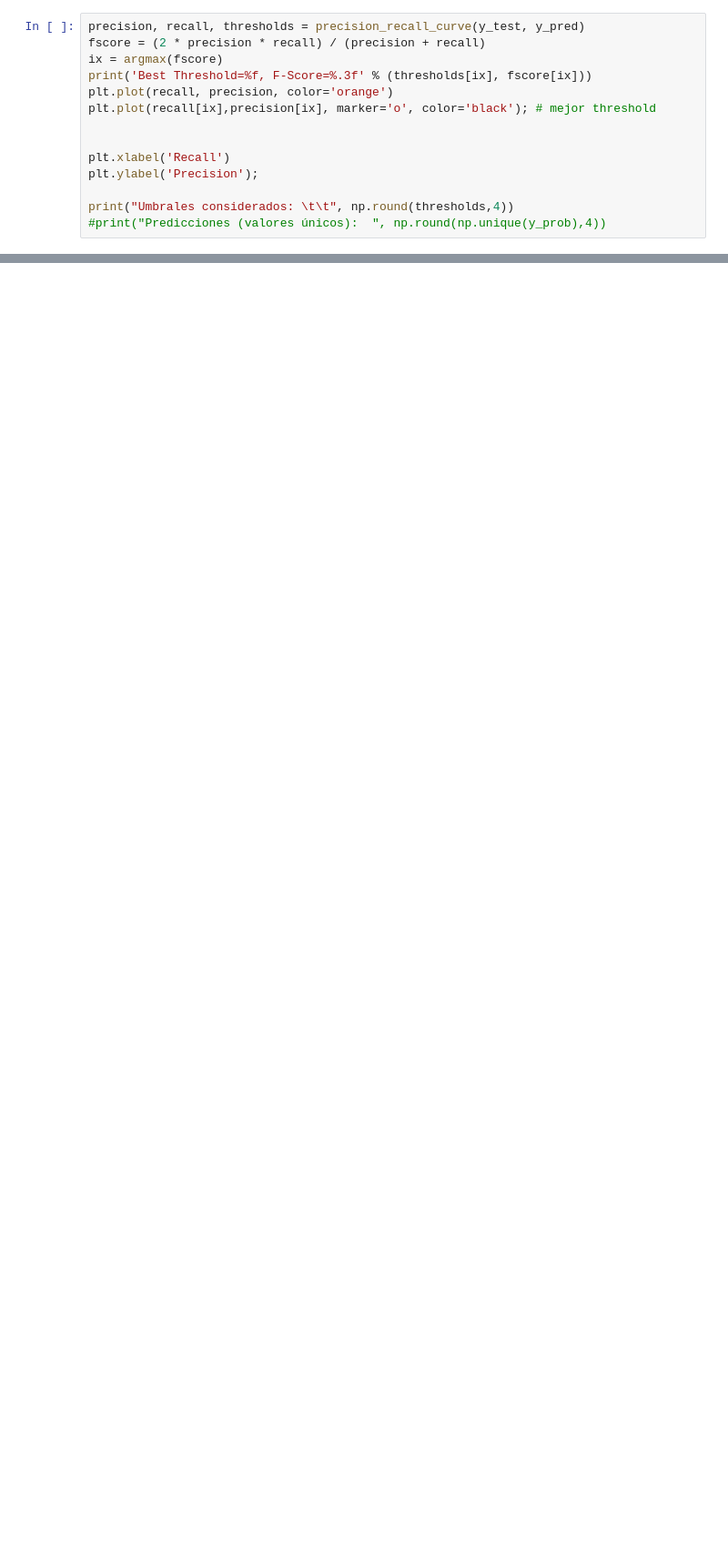
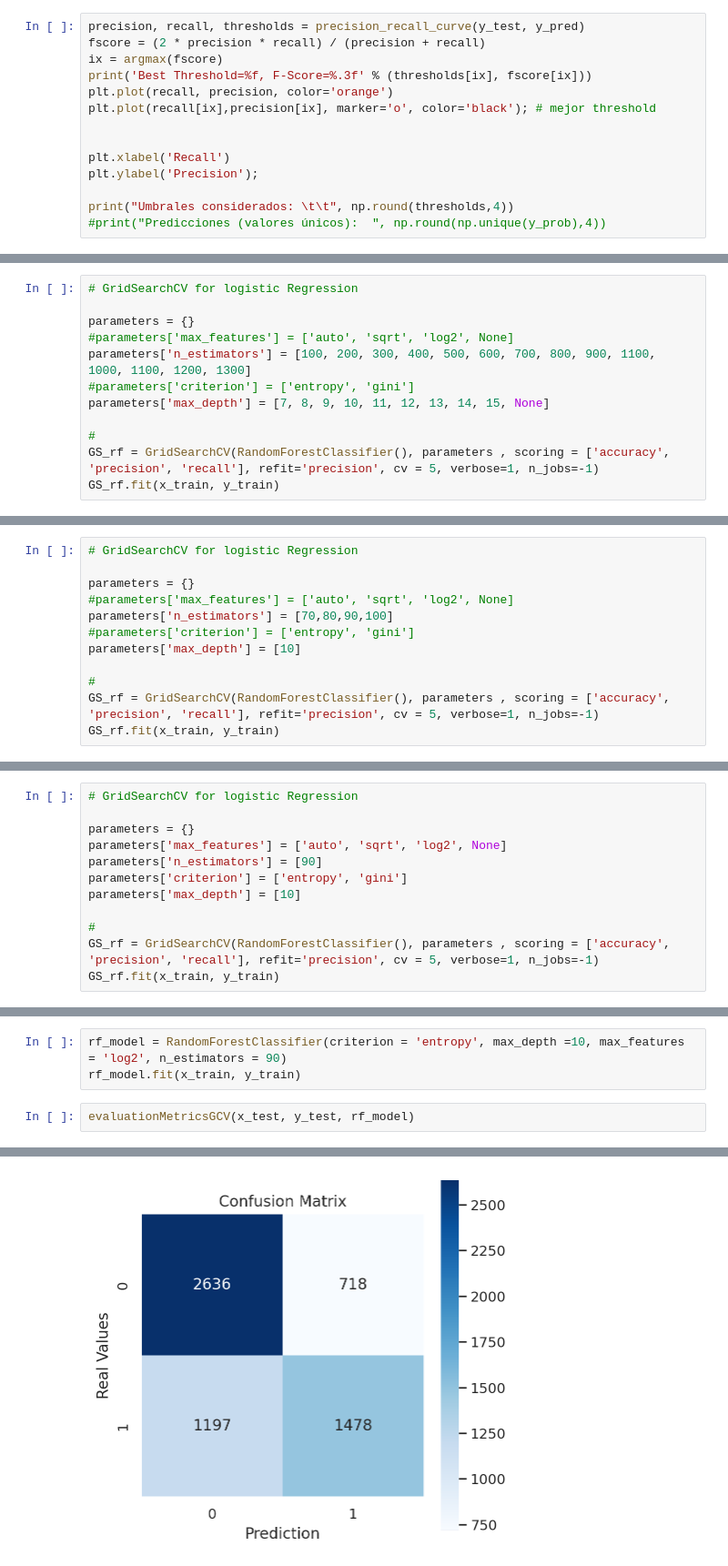
Before and after one commit to yonkeenn/projectChurnRate, a Jupyter notebook: projectChurnRate_Modelling&Evaluation.ipynb, the cells around one changed output, grey strips where cells are left out. Shown at 91% size. Drawn from its saved outputs; the diff is of its cells as text; blank space fills up the shorter version.

Commit message:
Update Modeling: 2022-11-20

```diff
--- a/projectChurnRate_Modelling&Evaluation.ipynb
+++ b/projectChurnRate_Modelling&Evaluation.ipynb
@@ -691,0 +391,12 @@ show_results(y_test, y_pred)
+# %%
+# GridSearchCV for logistic Regression
+
+parameters = {}
+#parameters['max_features'] = ['auto', 'sqrt', 'log2', None]
+parameters['n_estimators'] = [100, 200, 300, 400, 500, 600, 700, 800, 900, 1100, 1000, 1100, 1200, 1300]
+#parameters['criterion'] = ['entropy', 'gini']
+parameters['max_depth'] = [7, 8, 9, 10, 11, 12, 13, 14, 15, None]
+
+#
+GS_rf = GridSearchCV(RandomForestClassifier(), parameters , scoring = ['accuracy', 'precision', 'recall'], refit='precision', cv = 5, verbose=1, n_jobs=-1)
+GS_rf.fit(x_train, y_train)
@@ -691,0 +408,12 @@ show_results(y_test, y_pred)
+# %%
+# GridSearchCV for logistic Regression
+
+parameters = {}
+#parameters['max_features'] = ['auto', 'sqrt', 'log2', None]
+parameters['n_estimators'] = [70,80,90,100]
+#parameters['criterion'] = ['entropy', 'gini']
+parameters['max_depth'] = [10]
+
+#
+GS_rf = GridSearchCV(RandomForestClassifier(), parameters , scoring = ['accuracy', 'precision', 'recall'], refit='precision', cv = 5, verbose=1, n_jobs=-1)
+GS_rf.fit(x_train, y_train)
@@ -691,0 +425,12 @@ show_results(y_test, y_pred)
+# %%
+# GridSearchCV for logistic Regression
+
+parameters = {}
+parameters['max_features'] = ['auto', 'sqrt', 'log2', None]
+parameters['n_estimators'] = [90]
+parameters['criterion'] = ['entropy', 'gini']
+parameters['max_depth'] = [10]
+
+#
+GS_rf = GridSearchCV(RandomForestClassifier(), parameters , scoring = ['accuracy', 'precision', 'recall'], refit='precision', cv = 5, verbose=1, n_jobs=-1)
+GS_rf.fit(x_train, y_train)
@@ -691,0 +440,6 @@ show_results(y_test, y_pred)
+# %%
+rf_model = RandomForestClassifier(criterion = 'entropy', max_depth =10, max_features = 'log2', n_estimators = 90)
+rf_model.fit(x_train, y_train)
+# %%
+evaluationMetricsGCV(x_test, y_test, rf_model)
+# %% [output]
@@ -691,0 +463 @@ show_results(y_test, y_pred)
+[figure, added]
```
Also changed, not shown: parts of 83 cells of this notebook.
